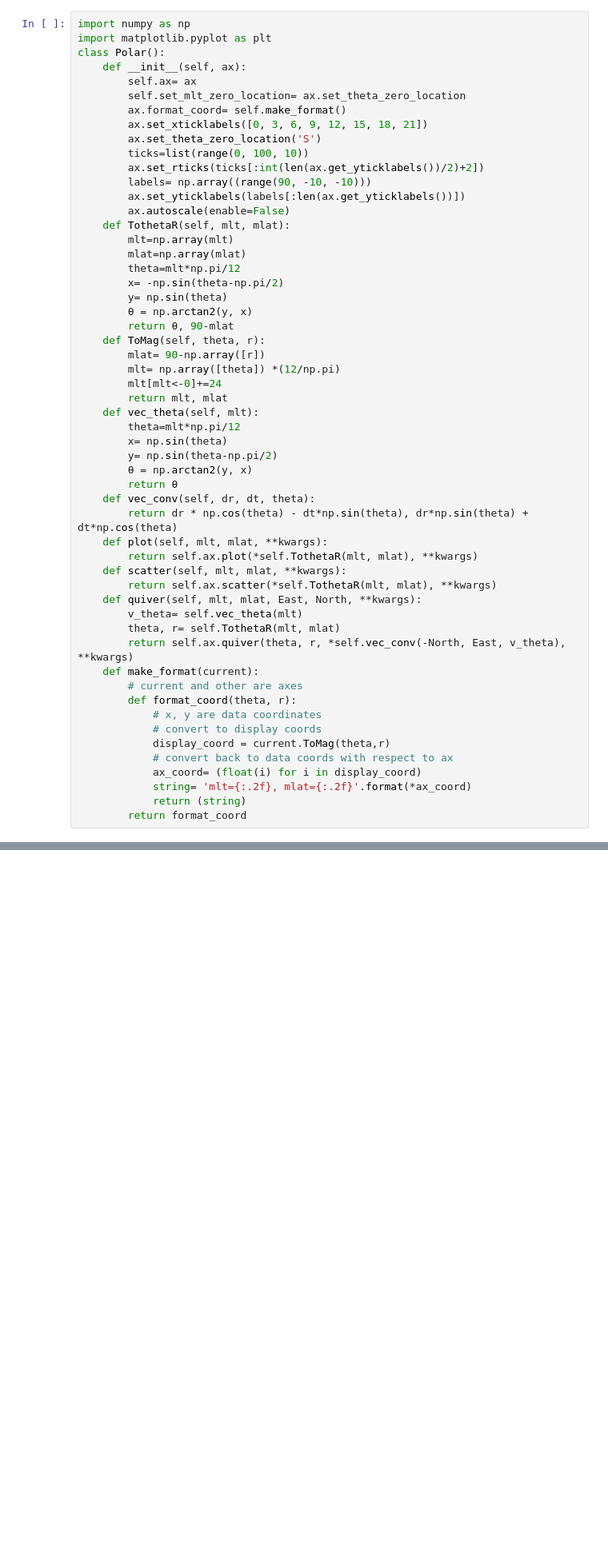
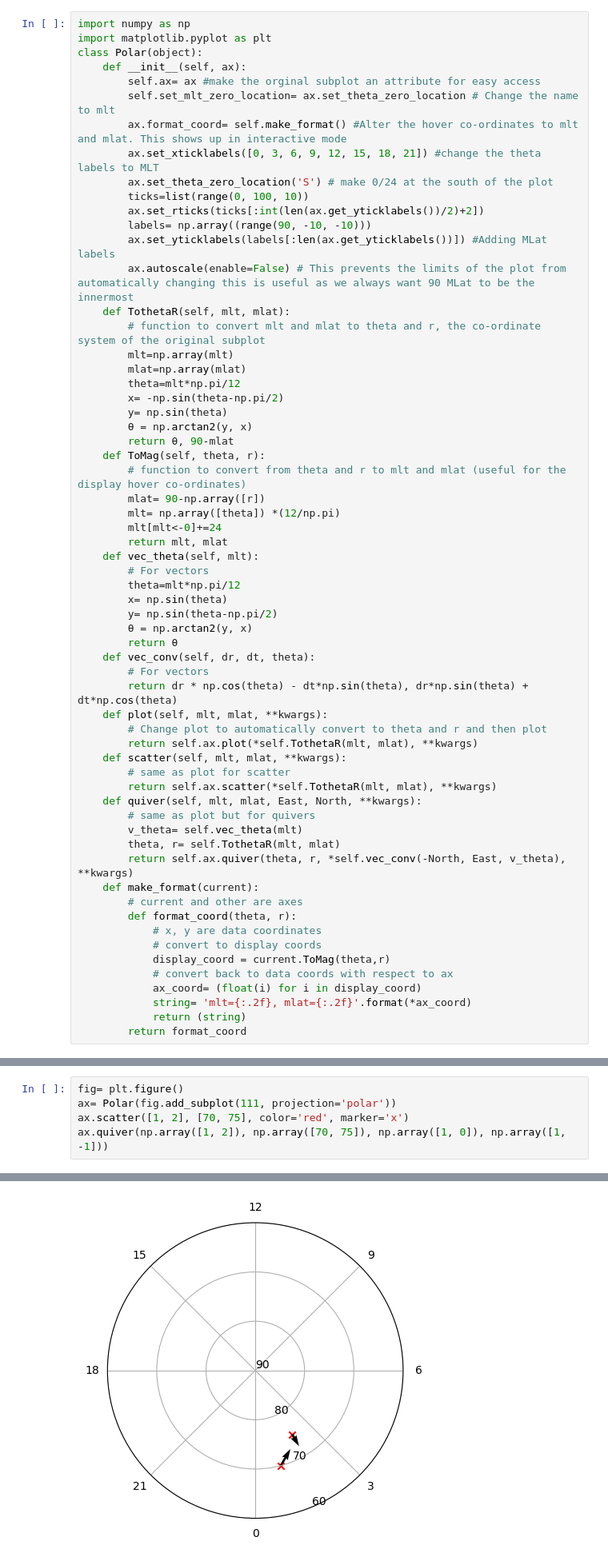
Before and after one commit to 08walkersj/Python_Tutorials, a Jupyter notebook: Coding_Advanced/Classes_Tutorial.ipynb, the cells around one changed output, grey strips where cells are left out. Shown at 80% size. Saved outputs shown, nothing was run; the diff lists cells and outputs as text; blank space fills up the shorter version.

```diff
--- a/Coding_Advanced/Classes_Tutorial.ipynb
+++ b/Coding_Advanced/Classes_Tutorial.ipynb
@@ -111,19 +116,20 @@ ex4.timesXYZ(10)
 # %%
 import numpy as np
 import matplotlib.pyplot as plt
-class Polar():
+class Polar(object):
     def __init__(self, ax):
-        self.ax= ax
-        self.set_mlt_zero_location= ax.set_theta_zero_location
-        ax.format_coord= self.make_format()
-        ax.set_xticklabels([0, 3, 6, 9, 12, 15, 18, 21])
-        ax.set_theta_zero_location('S')
+        self.ax= ax #make the orginal subplot an attribute for easy access
+        self.set_mlt_zero_location= ax.set_theta_zero_location # Change the name to mlt
+        ax.format_coord= self.make_format() #Alter the hover co-ordinates to mlt and mlat. This shows up in interactive mode
+        ax.set_xticklabels([0, 3, 6, 9, 12, 15, 18, 21]) #change the theta labels to MLT
+        ax.set_theta_zero_location('S') # make 0/24 at the south of the plot
         ticks=list(range(0, 100, 10))
         ax.set_rticks(ticks[:int(len(ax.get_yticklabels())/2)+2])
         labels= np.array((range(90, -10, -10)))
-        ax.set_yticklabels(labels[:len(ax.get_yticklabels())])
-        ax.autoscale(enable=False)
+        ax.set_yticklabels(labels[:len(ax.get_yticklabels())]) #Adding MLat labels
+        ax.autoscale(enable=False) # This prevents the limits of the plot from automatically changing this is useful as we always want 90 MLat to be the innermost
     def TothetaR(self, mlt, mlat):
+        # function to convert mlt and mlat to theta and r, the co-ordinate system of the original subplot
         mlt=np.array(mlt)
         mlat=np.array(mlat)
         theta=mlt*np.pi/12
@@ -132,23 +138,29 @@ class Polar():
         θ = np.arctan2(y, x)
         return θ, 90-mlat
     def ToMag(self, theta, r):
+        # function to convert from theta and r to mlt and mlat (useful for the display hover co-ordinates)
         mlat= 90-np.array([r])
         mlt= np.array([theta]) *(12/np.pi)
         mlt[mlt<-0]+=24
         return mlt, mlat
     def vec_theta(self, mlt):
+        # For vectors
         theta=mlt*np.pi/12
         x= np.sin(theta)
         y= np.sin(theta-np.pi/2)
         θ = np.arctan2(y, x)
         return θ
     def vec_conv(self, dr, dt, theta):
+        # For vectors
         return dr * np.cos(theta) - dt*np.sin(theta), dr*np.sin(theta) + dt*np.cos(theta)
     def plot(self, mlt, mlat, **kwargs):
+        # Change plot to automatically convert to theta and r and then plot
         return self.ax.plot(*self.TothetaR(mlt, mlat), **kwargs)
     def scatter(self, mlt, mlat, **kwargs):
+        # same as plot for scatter
         return self.ax.scatter(*self.TothetaR(mlt, mlat), **kwargs)
     def quiver(self, mlt, mlat, East, North, **kwargs):
+        # same as plot but for quivers
         v_theta= self.vec_theta(mlt)
         theta, r= self.TothetaR(mlt, mlat)
         return self.ax.quiver(theta, r, *self.vec_conv(-North, East, v_theta), **kwargs)
@@ -173,0 +254,6 @@ ax.quiver(np.array([1, 2]), np.array([70, 75]), np.array([1, 0]), np.array([1, -
+# %%
+fig= plt.figure()
+ax= Polar(fig.add_subplot(111, projection='polar'))
+ax.scatter([1, 2], [70, 75], color='red', marker='x')
+ax.quiver(np.array([1, 2]), np.array([70, 75]), np.array([1, 0]), np.array([1, -1]))
+# %% [output]
@@ -173,0 +261 @@ ax.quiver(np.array([1, 2]), np.array([70, 75]), np.array([1, 0]), np.array([1, -
+[figure, added]
```
Also changed, not shown: parts of 21 cells of this notebook.
